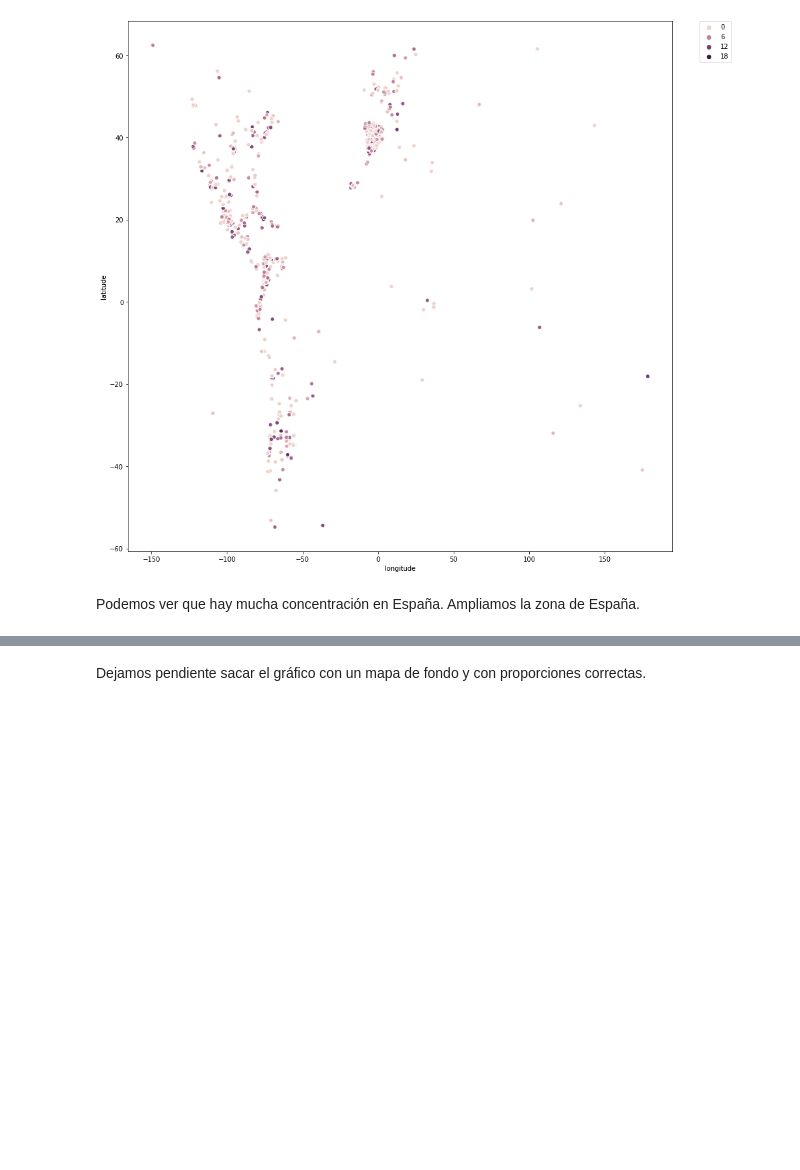
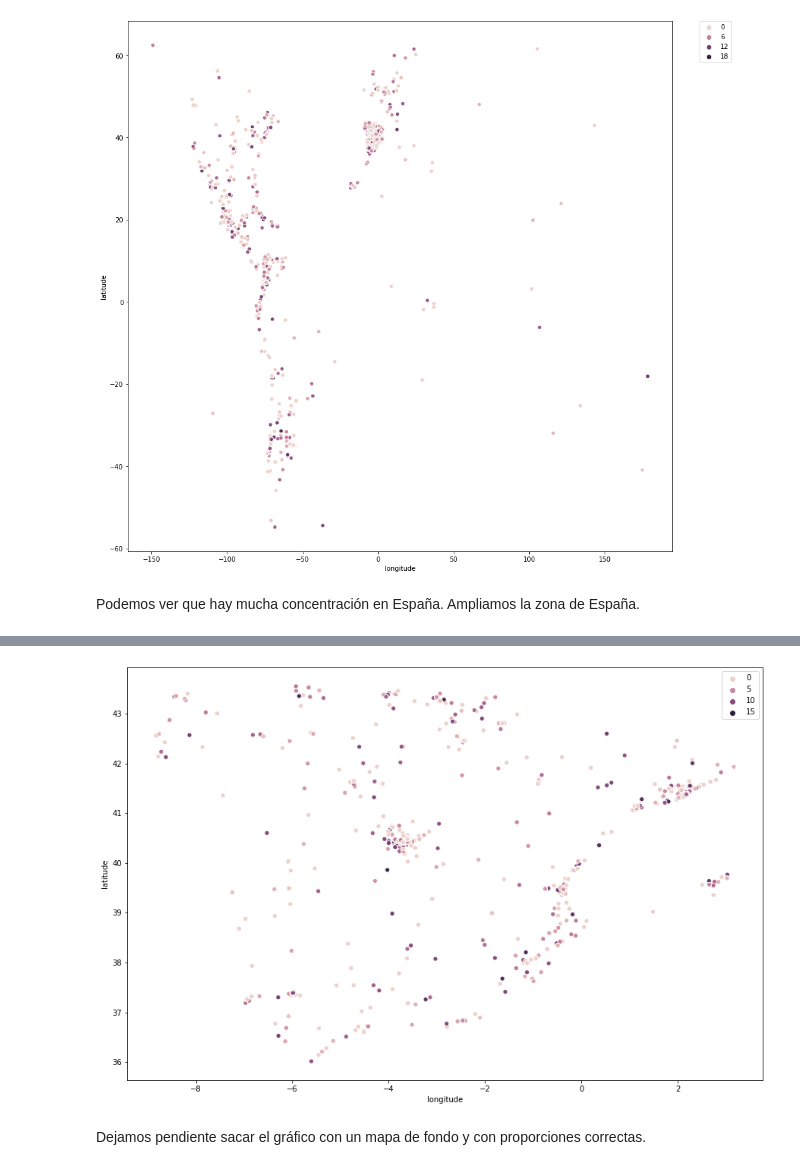
Before and after one commit to michelangelocasablancas/ods, a Jupyter notebook: ipynb/20200707_geolocation.ipynb, the cells around one changed output, grey strips where cells are left out. Cells and saved outputs as stored; diff of their text form; code cells hidden in the pictures; blank space fills up the shorter version.

```diff
--- a/ipynb/20200707_geolocation.ipynb
+++ b/ipynb/20200707_geolocation.ipynb
@@ -211,11 +219,13 @@ len(df_ESP)
 # %%
-tweets_ods_freq = tweets_ods_ESP.iloc[:, 2:].apply(sum, axis=1)
+tweets_ods_freq_ESP = tweets_ods_ESP.iloc[:, 2:].apply(sum, axis=1)
 # %%
 fig = plt.figure(figsize=(15,10))
 sns.scatterplot(y='latitude',
                 x='longitude',
                 data=df_ESP,
-                hue=tweets_ods_freq)
+                hue=tweets_ods_freq_ESP);
+# %% [output]
+[figure, added]
 # %% [markdown]
 Dejamos pendiente sacar el gráfico con un mapa de fondo y con proporciones correctas.
 # %% [markdown]
```
Also changed, not shown: parts of 8 cells of this notebook.
